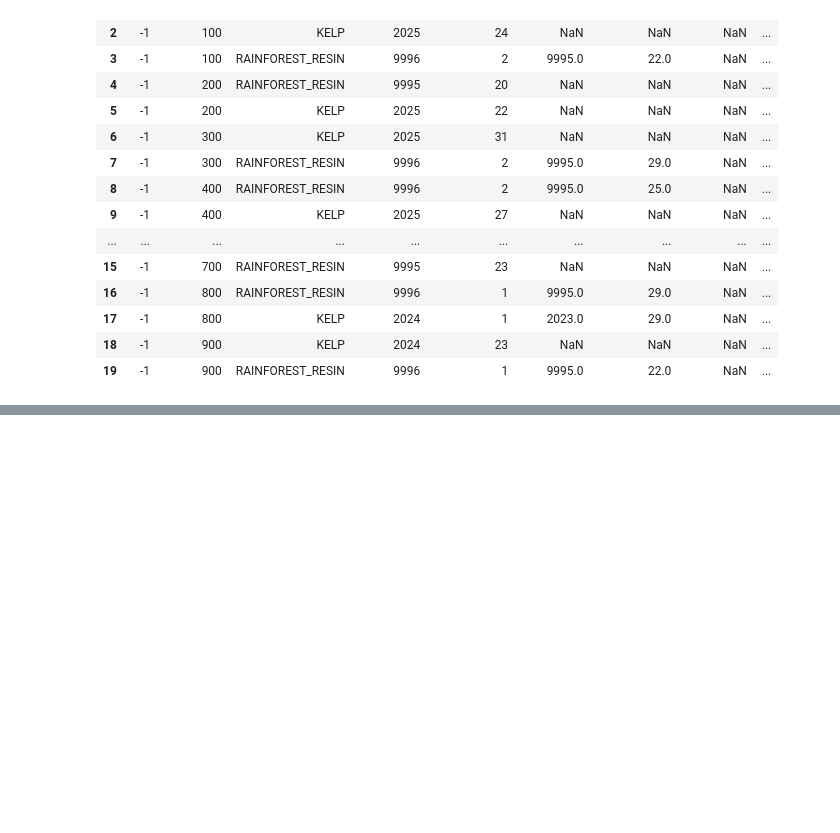
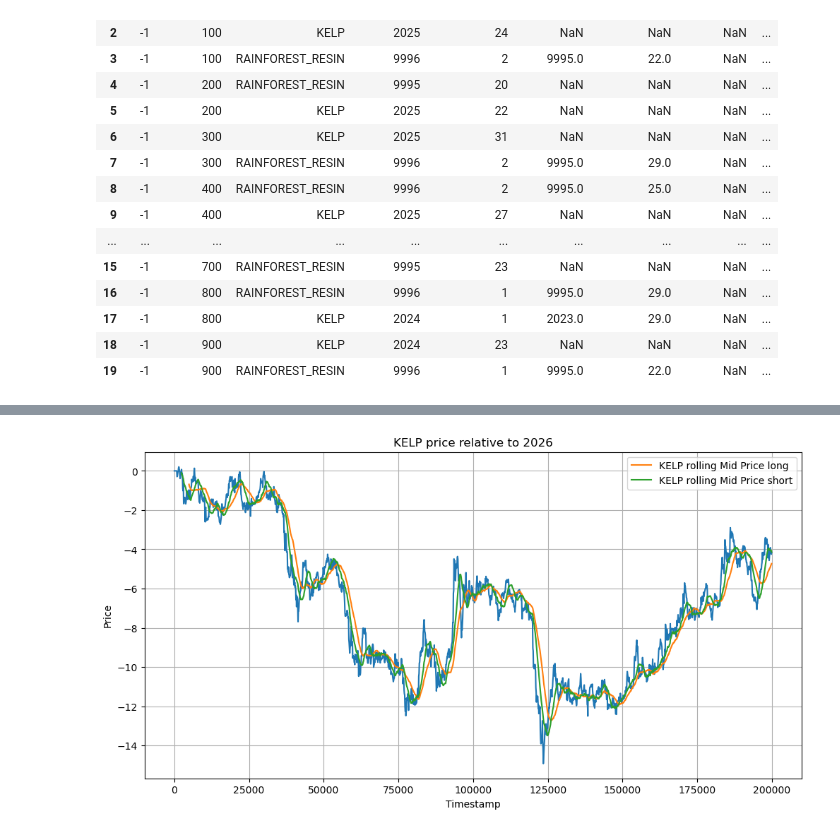
Before and after one commit to UlrichVestuche/IMC-Prosperity-3, a Jupyter notebook: Tutorial Gleb/data_ga.ipynb, the cells around one changed output, grey strips where cells are left out. Saved outputs shown, nothing was run; the diff lists cells and outputs as text; code cells hidden in the pictures; blank space fills up the shorter version.

```diff
--- a/Tutorial Gleb/data_ga.ipynb
+++ b/Tutorial Gleb/data_ga.ipynb
@@ -52,0 +98,22 @@ print(tabulate(df, headers='keys'))
+# %%
+import matplotlib.pyplot as plt
+
+df_kelp_rolling_long = df_kelp['mid_price'].rolling(window=50).mean()
+df_kelp_rolling_short = df_kelp['mid_price'].rolling(window=25).mean()
+df_kelp_roll_mid_long = [(x - 2026) for x in df_kelp_rolling_long]
+df_kelp_roll_mid_short = [(x - 2026) for x in df_kelp_rolling_short]
+
+# Plot KELP price and rolling average
+
+plt.figure(figsize=(12, 6))
+plt.plot(df_kelp['timestamp'], df_kelp['profit_and_loss'])
+plt.plot(df_kelp['timestamp'], df_kelp_roll_mid_long, label='KELP rolling Mid Price long')
+plt.plot(df_kelp['timestamp'], df_kelp_roll_mid_short, label='KELP rolling Mid Price short')
+plt.xlabel('Timestamp')
+plt.ylabel('Price')
+plt.title('KELP price relative to 2026')
+plt.legend()
+plt.grid(True)
+plt.show()
+# %% [output]
+[figure, added]
```
Also changed, not shown: parts of 8 cells of this notebook, 7 other files.
